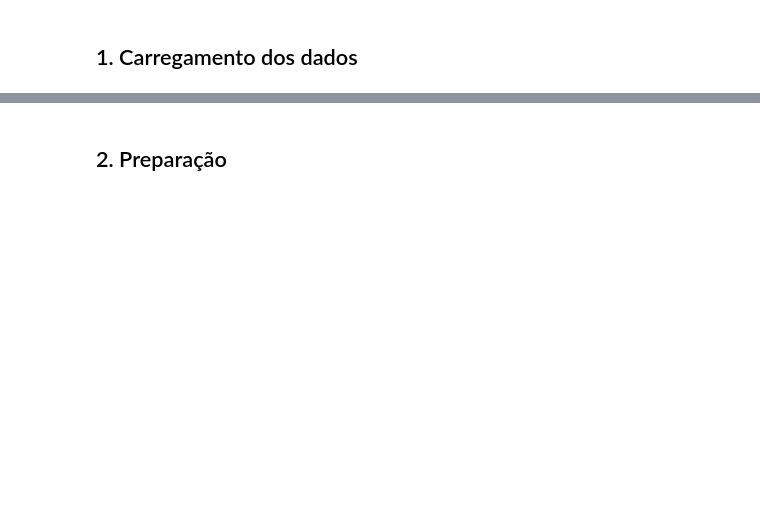
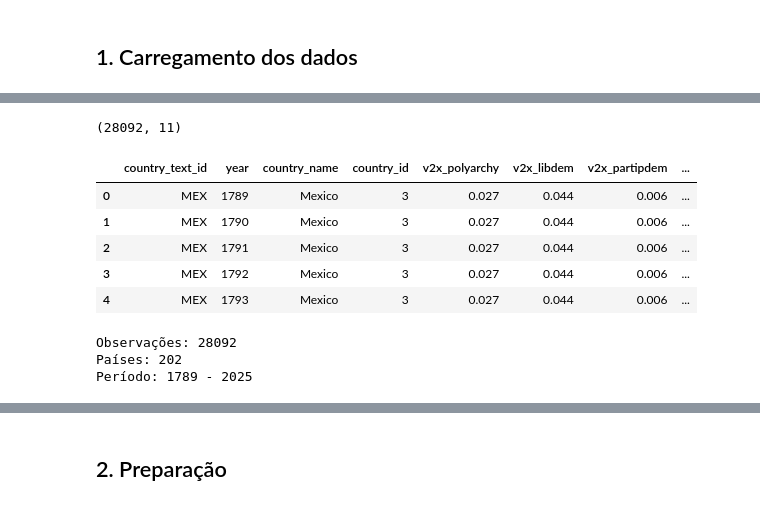
Before and after one commit to BaqueiroLucas/Doutorado_Populismo, a Jupyter notebook: notebooks/06_integracao_VDEM.ipynb, the cells around one changed output, grey strips where cells are left out. Saved outputs shown, nothing was run; the diff lists cells and outputs as text; code cells hidden in the pictures; blank space fills up the shorter version.

Commit message:
v0.5.0 - Conclui integração WVS + V-Dem e cria base multinível

```diff
--- a/notebooks/06_integracao_VDEM.ipynb
+++ b/notebooks/06_integracao_VDEM.ipynb
@@ -20,7 +20,8 @@ import pandas as pd
 import numpy as np
 import matplotlib.pyplot as plt
 
-BASE = Path(r"C:\\Users\\tmaci\\Documents\\Doutorado_Populismo")
+# Localiza automaticamente a raiz do projeto
+BASE = Path.cwd().resolve().parent
 
 dados = BASE / "dados"
 brutos = dados / "brutos"
@@ -29,5 +30,5 @@ integrados = dados / "integrados"
 figuras = BASE / "figuras"
 resultados = BASE / "resultados"
 
-print('Projeto carregado em:')
+print("Projeto carregado em:")
 print(BASE)
@@ -39,2 +38,16 @@ FileNotFoundError: [WinError 2] O sistema não pode encontrar o arquivo especifi
 # %% [markdown]
 ## 1. Carregamento dos dados
+# %%
+# ============================================================
+# CARREGAMENTO DAS BASES
+# ============================================================
+
+wvs = pd.read_parquet(processados / "wvs_indicadores_w7.parquet")
+
+vdem = pd.read_csv(
+    brutos / "VDEM" / "V-Dem-CY-Core-v16_csv" / "V-Dem-CY-Core-v16.csv",
+    low_memory=False
+)
+
+print("WVS:", wvs.shape)
+print("V-Dem:", vdem.shape)
@@ -40,0 +185,51 @@ FileNotFoundError: [WinError 2] O sistema não pode encontrar o arquivo especifi
+# %%
+# ============================================================
+# SELEÇÃO DAS VARIÁVEIS DO V-DEM
+# ============================================================
+
+vdem_base = vdem[
+    [
+        "country_text_id",
+        "year",
+        "country_name",
+        "country_id",
+        "v2x_polyarchy",
+        "v2x_libdem",
+        "v2x_partipdem",
+        "v2x_delibdem",
+        "v2x_egaldem",
+        "v2x_api",
+        "v2x_mpi"
+    ]
+].copy()
+
+print(vdem_base.shape)
+
+vdem_base.head()
+# %% [output]
+(28092, 11)
+|  | country_text_id | year | country_name | country_id | v2x_polyarchy | v2x_libdem | v2x_partipdem | ... |
+| 0 | MEX | 1789 | Mexico | 3 | 0.027 | 0.044 | 0.006 | ... |
+| 1 | MEX | 1790 | Mexico | 3 | 0.027 | 0.044 | 0.006 | ... |
+| 2 | MEX | 1791 | Mexico | 3 | 0.027 | 0.044 | 0.006 | ... |
+| 3 | MEX | 1792 | Mexico | 3 | 0.027 | 0.044 | 0.006 | ... |
+| 4 | MEX | 1793 | Mexico | 3 | 0.027 | 0.044 | 0.006 | ... |
+# %%
+# ============================================================
+# BASE INSTITUCIONAL (V-DEM)
+# ============================================================
+
+institucional = vdem_base.copy()
+
+print("Observações:", institucional.shape[0])
+print("Países:", institucional["country_text_id"].nunique())
+print(
+    "Período:",
+    institucional["year"].min(),
+    "-",
+    institucional["year"].max()
+)
+# %% [output]
+Observações: 28092
+Países: 202
+Período: 1789 - 2025
```
Also changed, not shown: parts of 16 cells of this notebook, 3 other files.
